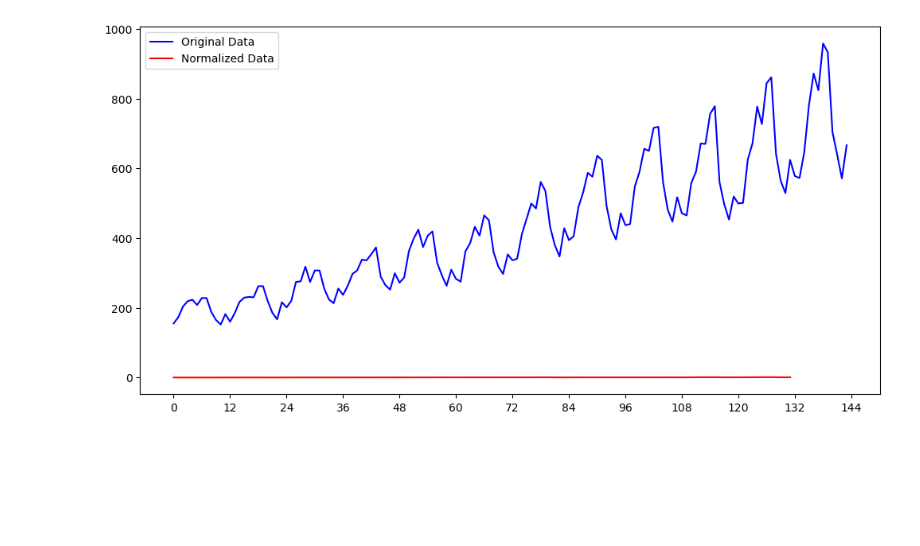
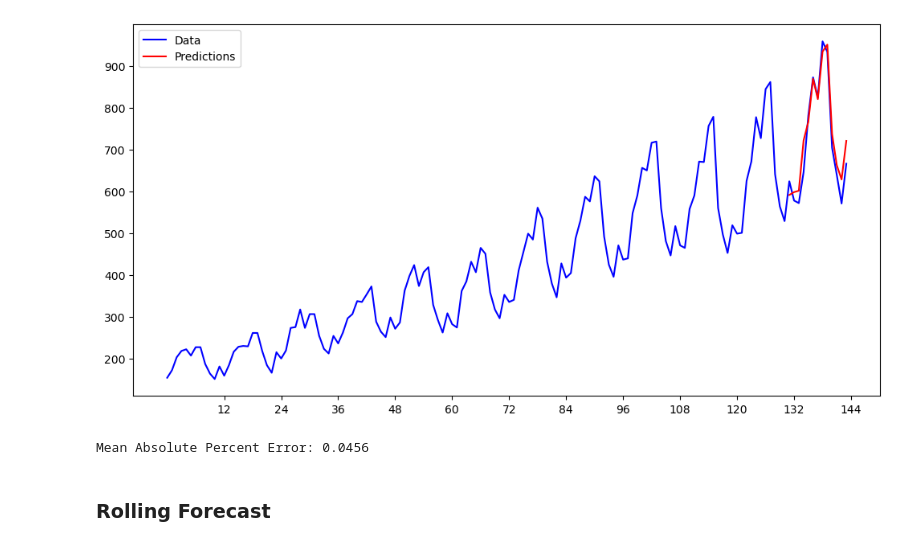
Before and after one commit to JosheevR/Statsmodels-Initial, a Jupyter notebook: truck_sales_fix.ipynb, the cells around one changed output. Drawn from its saved outputs; the diff is of its cells as text; code cells hidden in the pictures; blank space fills up the shorter version.

```diff
--- a/truck_sales_fix.ipynb
+++ b/truck_sales_fix.ipynb
@@ -27,0 +38,3 @@ y_scaled = scaler.fit_transform(y.values.reshape(-1, 1)).flatten()
+# %%
+y_train = y[:-12]
+y_test = y[len(y_train)-1:]
@@ -27,0 +71,8 @@ y_scaled = scaler.fit_transform(y.values.reshape(-1, 1)).flatten()
+# %%
+my_order = (1,1,0)
+my_seasonal_order = (1, 0, 0, 12)
+# %%
+# Fit the SARIMA model
+model = SARIMAX(y_train, order=my_order, seasonal_order=my_seasonal_order)
+results = model.fit(disp=False)
+print(results.summary())
@@ -27,0 +97,5 @@ y_scaled = scaler.fit_transform(y.values.reshape(-1, 1)).flatten()
+# %%
+predictions = results.predict(start=130, end=144, dynamic=False, signal_only=False, information_set='predicted')
+predictions = predictions
+predictions = pd.Series(predictions, index=y_test.index)
+residuals = y_test - predictions
@@ -28,9 +111,15 @@ y_scaled = scaler.fit_transform(y.values.reshape(-1, 1)).flatten()
 # %%
 plt.figure(figsize=(12,6))
-plt.plot(y_orig, label='Original Data', color='blue')
-plt.plot(y_scaled, label='Normalized Data', color='red')
-plt.xticks([0, 12, 24, 36, 48, 60, 72, 84, 96, 108, 120, 132, 144])
+plt.plot(y, label='Data', color='blue')
+plt.plot(range(131, 144), predictions, label='Predictions', color='red')
+plt.xticks([12, 24, 36, 48, 60, 72, 84, 96, 108, 120, 132, 144])
 plt.legend()
 plt.show()
 # %% [output]
-[figure, old version]
+[figure, new version]
+# %%
+print('Mean Absolute Percent Error:', round(np.mean(abs(residuals/y_test)),4))
+# %% [output]
+Mean Absolute Percent Error: 0.0456
+# %% [markdown]
+### Rolling Forecast
```
Also changed, not shown: parts of 17 cells of this notebook.
